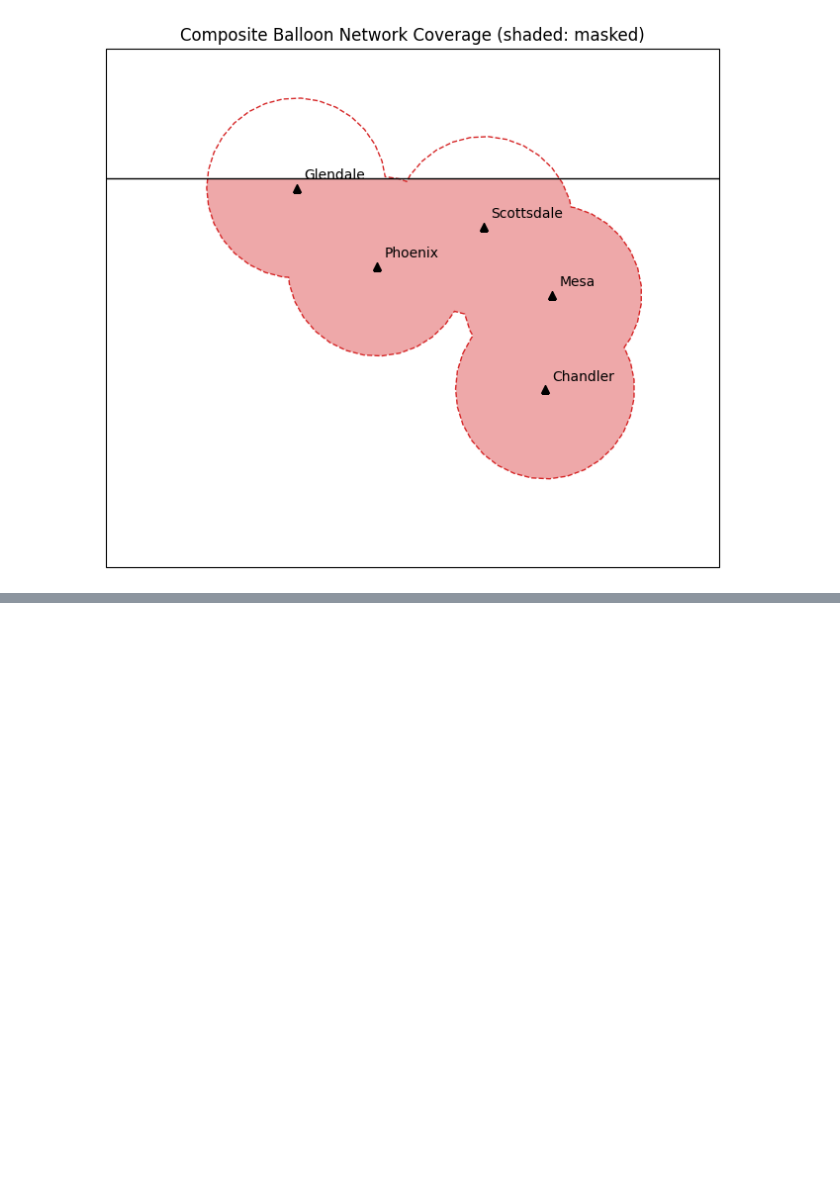
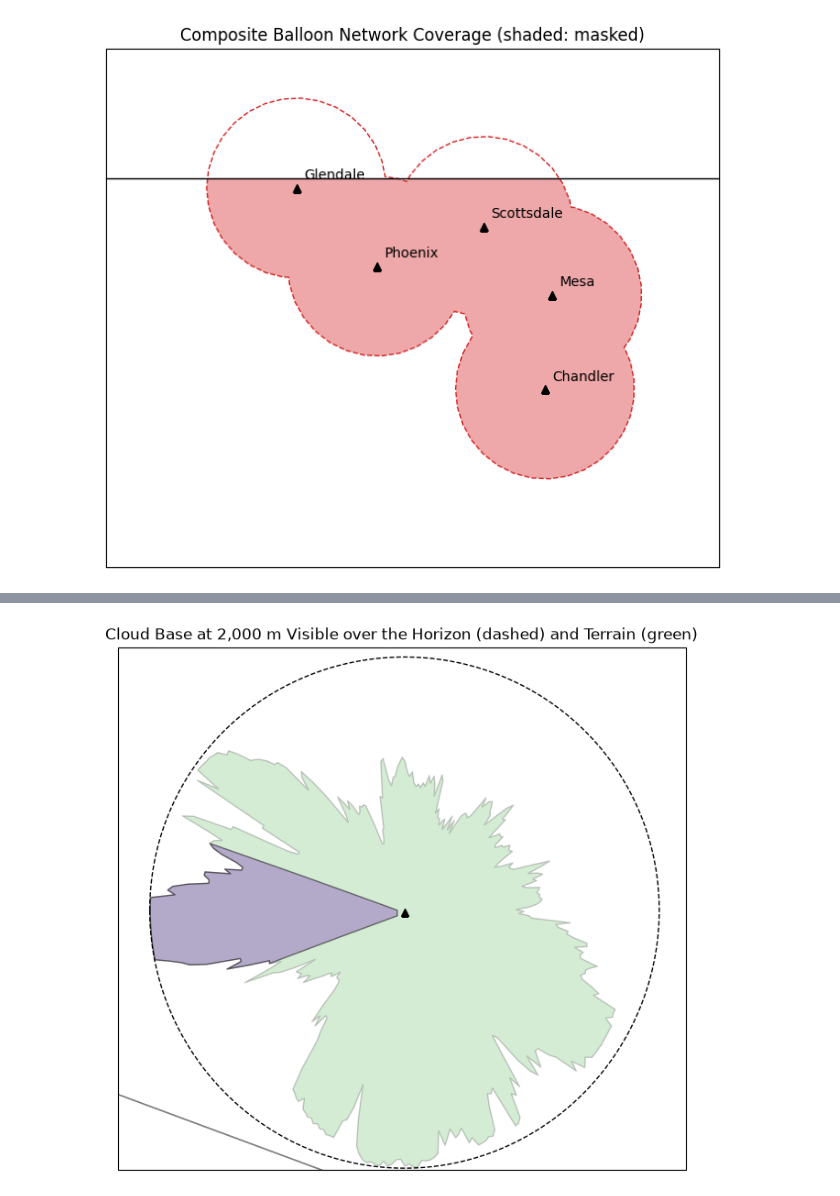
Before and after one commit to code-lab-org/tatc, a Jupyter notebook: docs/examples/CollectPlatformTrack.ipynb, the cells around one changed output, grey strips where cells are left out. Saved outputs shown, nothing was run; the diff lists cells and outputs as text; code cells hidden in the pictures; blank space fills up the shorter version.

```diff
--- a/docs/examples/CollectPlatformTrack.ipynb
+++ b/docs/examples/CollectPlatformTrack.ipynb
@@ -297,3 +433,17 @@ masked composite area: 1323 km2
+# %%
+fig, ax = plt.subplots(figsize=(8, 8), subplot_kw={"projection": ccrs.PlateCarree()})
+visible[["ground horizon"]].plot(facecolor="none", edgecolor="k", ls="--", ax=ax, transform=ccrs.PlateCarree())
+visible[["terrain mask"]].plot(facecolor="tab:green", edgecolor="k", alpha=0.2, ax=ax, transform=ccrs.PlateCarree())
+masked_results[masked_results.instrument == "West sky camera"].plot(
+    facecolor="tab:purple", edgecolor="k", alpha=0.5, ax=ax, transform=ccrs.PlateCarree()
+)
+ax.plot(sky_tower.longitude, sky_tower.latitude, "k^", transform=ccrs.PlateCarree())
+ax.add_feature(cfeature.STATES, edgecolor="gray")
+ax.set_extent([-114.1, -109.8, 31.8, 35.1], crs=ccrs.PlateCarree())
+ax.set_title("Cloud Base at 2,000 m Visible over the Horizon (dashed) and Terrain (green)")
+plt.show()
+# %% [output]
+[figure, added]
 # %% [markdown]
 ## Limitations
 
```
Also changed, not shown: parts of 11 cells of this notebook, 26 other files.
